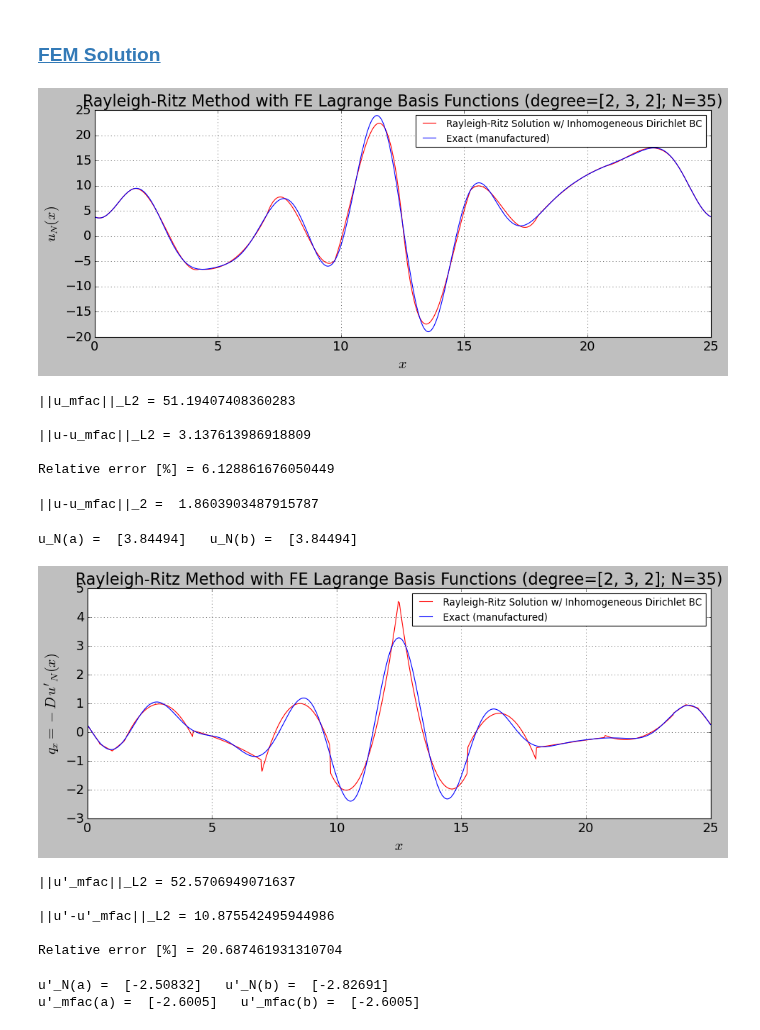
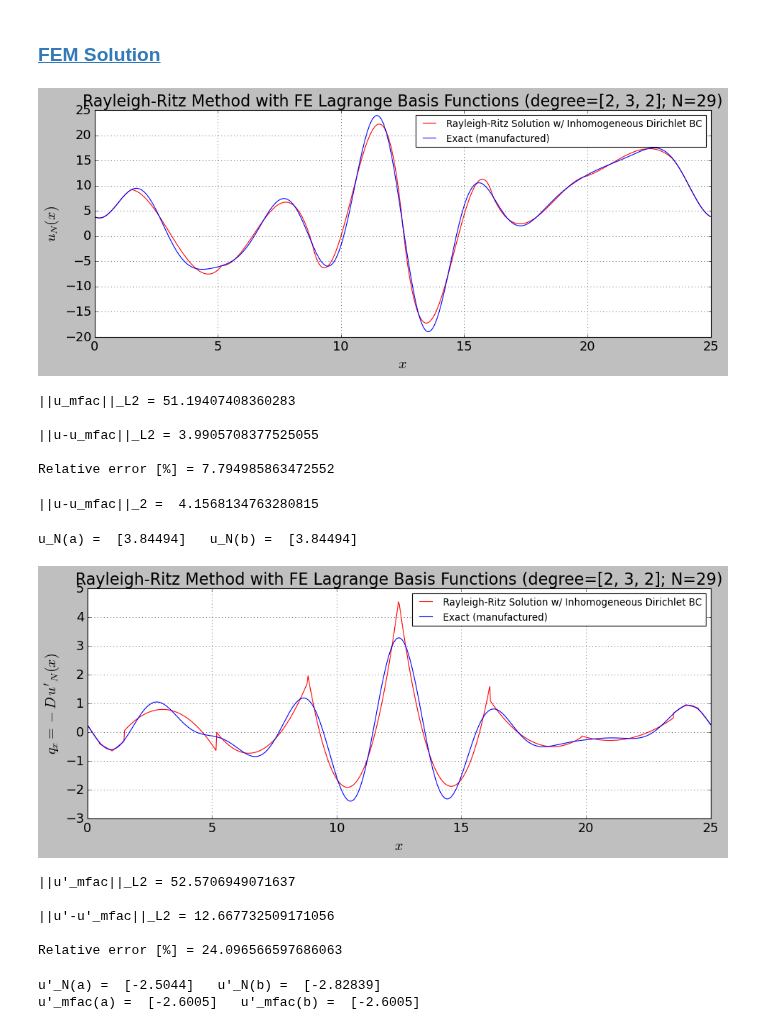
Before and after one commit to dpploy/engy-5330, a Jupyter notebook: notebooks/05a-rayleigh-ritz-fem-verification.ipynb, the cells around one changed output. Cells and saved outputs as stored; diff of their text form; code cells hidden in the pictures.

```diff
--- a/notebooks/05a-rayleigh-ritz-fem-verification.ipynb
+++ b/notebooks/05a-rayleigh-ritz-fem-verification.ipynb
@@ -90,7 +90,7 @@ x_b = 25
 '''Parameters and data'''
 
 diff_coeff = 0.1
-source_slope_value = -0e-2
+source_slope_value = -1e-2
 
 u_a_0 = 3.5  # initial value
 u_b_0 = 3.5  # initial value
@@ -363,7 +363,7 @@ degree = 1
 n_elem=[4,12,4]
 
 degree = [2,3,2]
-n_elem = [3,8,3]
+n_elem = [3,6,3]
 
 try:
     from engy_5310.toolkit import FEMBasis
@@ -390,7 +390,7 @@ for i,phi_i in enumerate(femlb.basis_func_list):
     for j,phi_j in enumerate(femlb.basis_func_list):
         s_x_phi_j = lambda x: source_slope_value * phi_j(x)
         (a_ij, _) = femlb.inner_product(s_x_phi_j, phi_i)
-        a_mtrx[i,j] += a_ij
+        a_mtrx[i,j] -= a_ij
 # %%
 try:
     from engy_5310.toolkit import matrix_rank
@@ -464,7 +464,7 @@ plt.legend(loc='best',fontsize=12)
 plt.grid(True)
 plt.show()
 # %% [output]
-[figure, old version]
+[figure, new version]
 # %%
 '''L2 norm relative error'''
 
@@ -495,9 +495,9 @@ print('Relative error [%] =', math.sqrt(u_minus_u_exact_2_integral)/math.sqrt(u_
 # %% [output]
 ||u_mfac||_L2 = 51.19407408360283
 
-||u-u_mfac||_L2 = 3.137613986918809
+||u-u_mfac||_L2 = 3.9905708377525055
 
-Relative error [%] = 6.128861676050449
+Relative error [%] = 7.794985863472552
 # %%
 '''Nodal errors 2-norm'''
 
@@ -508,7 +508,7 @@ error_2norm = np.linalg.norm(np.array(error))
 
 print('||u-u_mfac||_2 = ', error_2norm)
 # %% [output]
-||u-u_mfac||_2 =  1.8603903487915787
+||u-u_mfac||_2 =  4.1568134763280815
 # %%
 '''Rayleigh-Ritz solution evaluated at the boundaries'''
 
@@ -517,31 +517,31 @@ print('u_N(a) = ',u_star(x_a), '  u_N(b) = ',u_star(x_b))
 # %% [output]
 u_N(a) =  [3.84494]   u_N(b) =  [3.84494]
 # %%
-'''Rayleigh Ritz Method with Fourier Basis Functions'''
+'''Rayleigh Ritz Method with Lagrange Basis Functions'''
 
 n_pts = 800
 x = np.linspace(x_a, x_b, n_pts)
 diff_flux_x_values = diff_flux_x_star(x)
 diff_flux_x_exact_values = diff_flux_x_manufactured(x)
 
 import matplotlib.pyplot as plt
 #%matplotlib inline
 #plt.style.use('dark_background')
 plt.figure(1, figsize=(14, 5))
 
 plt.plot(x, diff_flux_x_values, 'r-', label='Rayleigh-Ritz Solution w/ Inhomogeneous Dirichlet BC')
 plt.plot(x, diff_flux_x_exact_values, 'b-', label='Exact (manufactured)')
 
 plt.title(r'Rayleigh-Ritz Method with FE Lagrange Basis Functions (degree='+str(degree)+'; N='+str(len(femlb.basis_func_list))+')', fontsize=20)
 plt.ylabel(r"$q_x = -D\,u'_N(x)$", fontsize=18)
 plt.xlabel(r'$x$', fontsize=18)
 plt.xticks(fontsize=16)
 plt.yticks(fontsize=16)
 plt.legend(loc='best',fontsize=12)
 plt.grid(True)
 plt.show()
 # %% [output]
-[figure, old version]
+[figure, new version]
 # %%
 '''L2 norm relative error'''
 
@@ -572,9 +572,9 @@ print('Relative error [%] =', math.sqrt(u_prime_minus_u_prime_exact_2_integral)/
 # %% [output]
 ||u'_mfac||_L2 = 52.5706949071637
 
-||u'-u'_mfac||_L2 = 10.875542495944986
+||u'-u'_mfac||_L2 = 12.667732509171056
 
-Relative error [%] = 20.687461931310704
+Relative error [%] = 24.096566597686063
 # %%
 '''Rayleigh-Ritz solution evaluated at the boundaries'''
 
@@ -582,5 +582,5 @@ np.set_printoptions(precision=5)
 print("u'_N(a) = ", u_prime_star(x_a), "  u'_N(b) = ", u_prime_star(x_b))
 print("u'_mfac(a) = ", u_prime_manufactured(x_a), "  u'_mfac(b) = ", u_prime_manufactured(x_b))
 # %% [output]
-u'_N(a) =  [-2.50832]   u'_N(b) =  [-2.82691]
+u'_N(a) =  [-2.5044]   u'_N(b) =  [-2.82839]
 u'_mfac(a) =  [-2.6005]   u'_mfac(b) =  [-2.6005]
```
Also changed, not shown: parts of 5 cells of this notebook, 3 other files.
